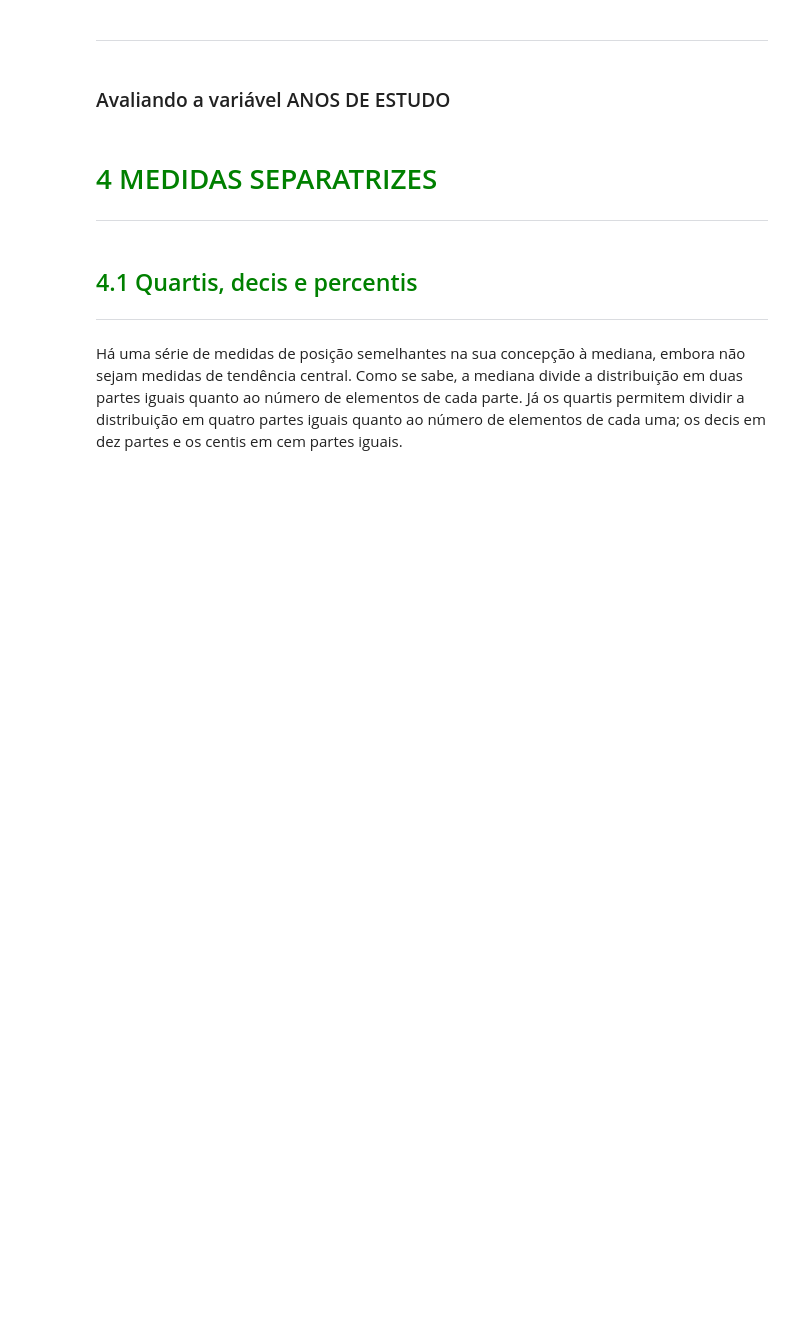
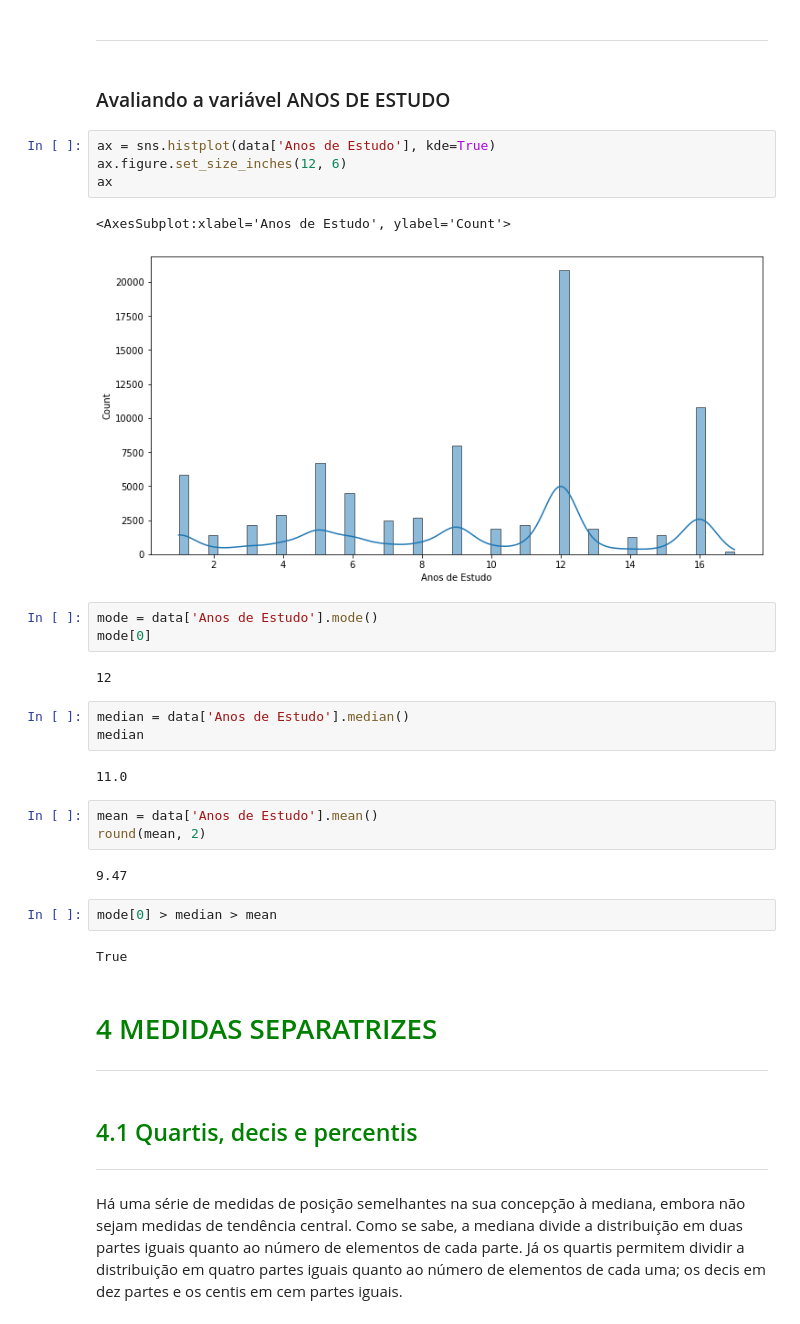
Before and after one commit to Gabriel-limadev/data_science_study, a Jupyter notebook: 3 - Estatística com Python: frequências e medidas/course files/Curso_de_Estatística_Parte_1.ipynb, the cells around one changed output. Drawn from its saved outputs; the diff is of its cells as text; blank space fills up the shorter version.

```diff
--- a/3 - Estatística com Python: frequências e medidas/course files/Curso_de_Estatística_Parte_1.ipynb
+++ b/3 - Estatística com Python: frequências e medidas/course files/Curso_de_Estatística_Parte_1.ipynb
@@ -629,6 +893,32 @@ Pode-se definir a moda como sendo o valor mais frequente de um conjunto de dados
 ***
 # %% [markdown]
 ### Avaliando a variável ANOS DE ESTUDO
+# %%
+ax = sns.histplot(data['Anos de Estudo'], kde=True)
+ax.figure.set_size_inches(12, 6)
+ax
+# %% [output]
+<AxesSubplot:xlabel='Anos de Estudo', ylabel='Count'>
+[figure, added]
+# %%
+mode = data['Anos de Estudo'].mode()
+mode[0]
+# %% [output]
+12
+# %%
+median = data['Anos de Estudo'].median()
+median
+# %% [output]
+11.0
+# %%
+mean = data['Anos de Estudo'].mean()
+round(mean, 2)
+# %% [output]
+9.47
+# %%
+mode[0] > median > mean
+# %% [output]
+True
 # %% [markdown]
 # <font color=green>4 MEDIDAS SEPARATRIZES</font>
 ***
```
Also changed, not shown: parts of 53 cells of this notebook.
